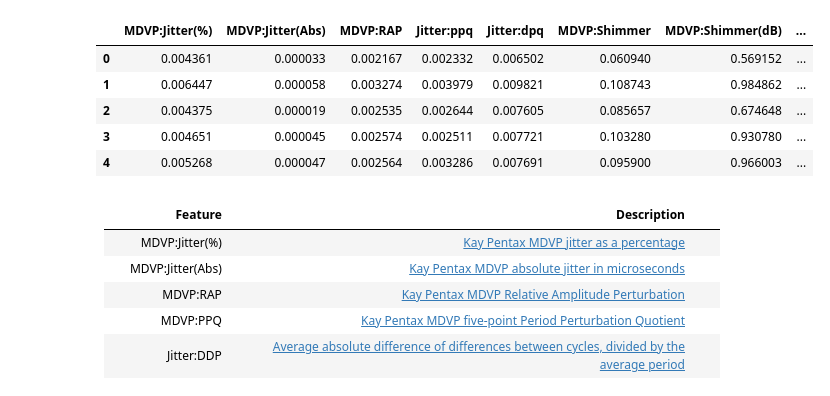
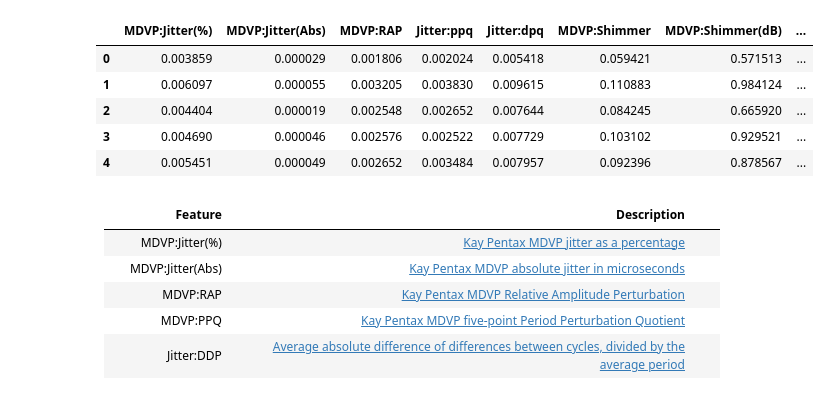
Before and after one commit to WobinWobin/mini-project, a Jupyter notebook: Step1.ipynb, the cells around one changed output. Drawn from its saved outputs; the diff is of its cells as text; code cells hidden in the pictures.

```diff
--- a/Step1.ipynb
+++ b/Step1.ipynb
@@ -51,9 +51,11 @@ def denoise(audio_files): # Takes a list of audio files
 # %%
 def extract_features(audio_file):
     sound = parselmouth.Sound(audio_file)
+    sound.resample(4000)
     sound.scale_peak(10)
     pitch = sound.to_pitch()
     intensity = sound.to_intensity()
+    sound = call(sound, "Extract part", 0, 3, "rectangular", 1, False)
 
     pitch_mean = call(pitch, "Get mean", 0, 0, "Hertz")      # MDVP:Fo
     pitch_min = call(pitch, "Get minimum", 0, 0, "Hertz", "Parabolic") # MDVP:Flo
@@ -125,38 +127,38 @@ def extract_features(audio_file):
         "MDVP:APQ": shimmer_apq,
         "Shimmer:DDA": shimmer_dda
         # "NHR": nhr,
         # "HNR": hnr,
         # "RPDE": RPDE,
         # "DFA": dfa_alpha,
         # "PPE": ppe
         # "D2": d2,
 
         # "pitch_mean": pitch_mean,
         # "pitch_min": pitch_min,
         # "pitch_max": pitch_max,
     }
 
 directory = "pd_dataset/HC_AH"
 audio_files = load_audio_files(directory)
 directory = denoise(audio_files) # Get directory of noise_reduced audio files
 
 
 audio_files = load_audio_files(directory)
 feature_list = []
 for audio_file in tqdm(audio_files[0:5]):
     features = extract_features(audio_file)
     feature_list.append(features)
 
 HC = pd.DataFrame(feature_list)
 HC['Target'] = 0
 display(HC)
 # %% [output]
 |  | MDVP:Jitter(%) | MDVP:Jitter(Abs) | MDVP:RAP | Jitter:ppq | Jitter:dpq | MDVP:Shimmer | MDVP:Shimmer(dB) | ... |
-| 0 | 0.004361 | 0.000033 | 0.002167 | 0.002332 | 0.006502 | 0.060940 | 0.569152 | ... |
-| 1 | 0.006447 | 0.000058 | 0.003274 | 0.003979 | 0.009821 | 0.108743 | 0.984862 | ... |
-| 2 | 0.004375 | 0.000019 | 0.002535 | 0.002644 | 0.007605 | 0.085657 | 0.674648 | ... |
-| 3 | 0.004651 | 0.000045 | 0.002574 | 0.002511 | 0.007721 | 0.103280 | 0.930780 | ... |
-| 4 | 0.005268 | 0.000047 | 0.002564 | 0.003286 | 0.007691 | 0.095900 | 0.966003 | ... |
+| 0 | 0.003859 | 0.000029 | 0.001806 | 0.002024 | 0.005418 | 0.059421 | 0.571513 | ... |
+| 1 | 0.006097 | 0.000055 | 0.003205 | 0.003830 | 0.009615 | 0.110883 | 0.984124 | ... |
+| 2 | 0.004404 | 0.000019 | 0.002548 | 0.002652 | 0.007644 | 0.084245 | 0.665920 | ... |
+| 3 | 0.004690 | 0.000046 | 0.002576 | 0.002522 | 0.007729 | 0.103102 | 0.929521 | ... |
+| 4 | 0.005451 | 0.000049 | 0.002652 | 0.003484 | 0.007957 | 0.092396 | 0.878567 | ... |
 # %%
 # sound = parselmouth.Sound(audio_files[0])
 # sound.get_maximum()
```
Also changed, not shown: parts of 14 cells of this notebook, 1 other file.
